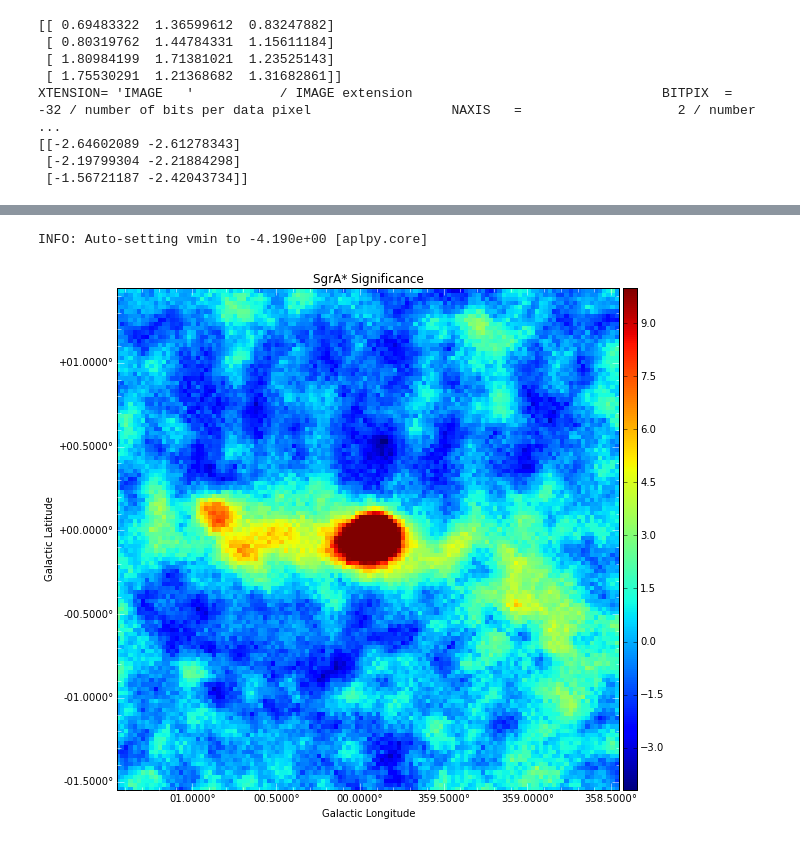
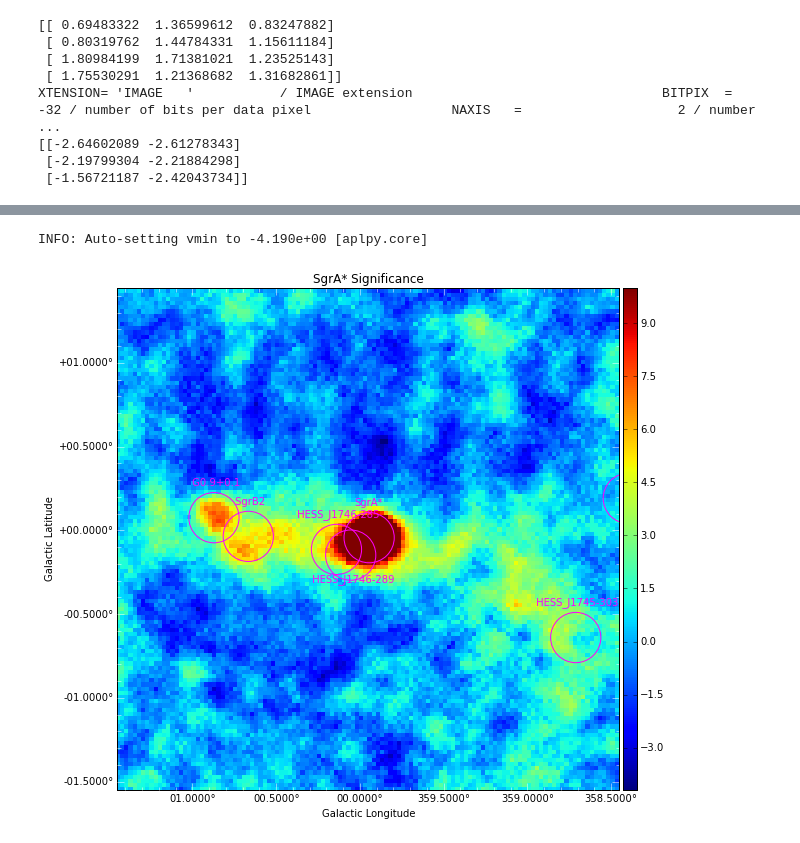
Before and after one commit to MattGPT-ai/analysis-tools-m, a Jupyter notebook: python/FITStest.ipynb, the cells around one changed output, grey strips where cells are left out. Cells and saved outputs as stored; diff of their text form; code cells hidden in the pictures.

Commit message:
added map with GC annulus regions. updated filenames to work on any system by expanding home, fixed a few changed variable names, added warning filters

```diff
--- a/python/FITStest.ipynb
+++ b/python/FITStest.ipynb
@@ -16,11 +19,14 @@ import pyregion
 # %%
-filename = "./stage6_wobble_disp5t_skymap_subtraction_center_SgrA_maps.fits"
+warnings.filterwarnings('module')
+home = expanduser("~")
+fitsdir = home + "/Dropbox/GalacticCenter/fits/"
+filename = fitsdir + "stage6_wobble_disp5t_skymap_subtraction_center_SgrA_maps.fits"
 update_file = fits.open(filename, mode='update')
 #update_header = fits.getheader(filename)
 data_up, update_header = fits.getdata(filename,header=True)
 print(type(update_header))
 print(update_header)
-verify_header(update_header)
+#verify_header(update_header) # could not find RADECSYS
 print(update_header)
 update_file.close()
 fits.writeto(filename, data_up, update_header, clobber=True)
@@ -284,13 +280,14 @@ WARNING:astropy:AstropyDeprecationWarning: The ascard function is deprecated and
 INFO: Auto-setting vmin to -6.690e+00 [aplpy.core]
 [figure]
 # %%
-sig_filename_fits = "./SgrA_disp5t_excludeMore_skymap_4tels_s6.fits"
+#warnings.filterwarnings('ignore')
+sig_filename_fits = fitsdir + "SgrA_disp5t_excludeMore_skymap_4tels_s6.fits"
 fig_apl = aplpy.FITSFigure(sig_filename_fits)
 fig_apl.show_colorscale(vmax=10)
 fig_apl.show_colorbar()
 fig_apl.recenter(359.95, -0.05, width=3., height=3.)
 fig_apl.set_title("SgrA* Significance")
-fig_apl.show_regions("stage6_wobble_disp5t_skymap_subtraction_center_SgrA_maps_ds9_full.reg")
+fig_apl.show_regions(fitsdir+"stage6_wobble_disp5t_skymap_subtraction_center_SgrA_maps_ds9_full.reg")
 
 #fig_apl.show_circles(100, 100, 25)
 # %% [output]
@@ -303,3 +296,3 @@ the RADECSYS keyword is deprecated, use RADESYSa.
 INFO:astropy:Auto-setting vmin to -4.190e+00
 INFO: Auto-setting vmin to -4.190e+00 [aplpy.core]
-[figure, old version]
+[figure, new version]
```
Also changed, not shown: parts of 25 cells of this notebook.
